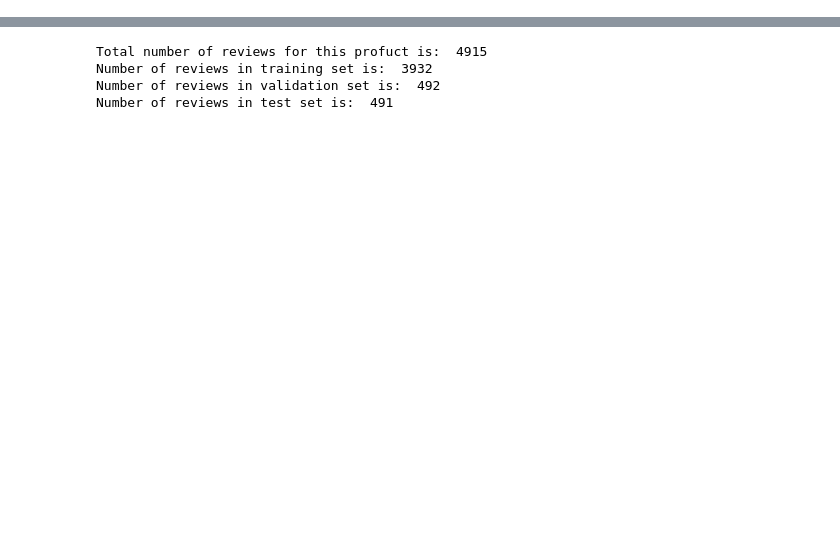
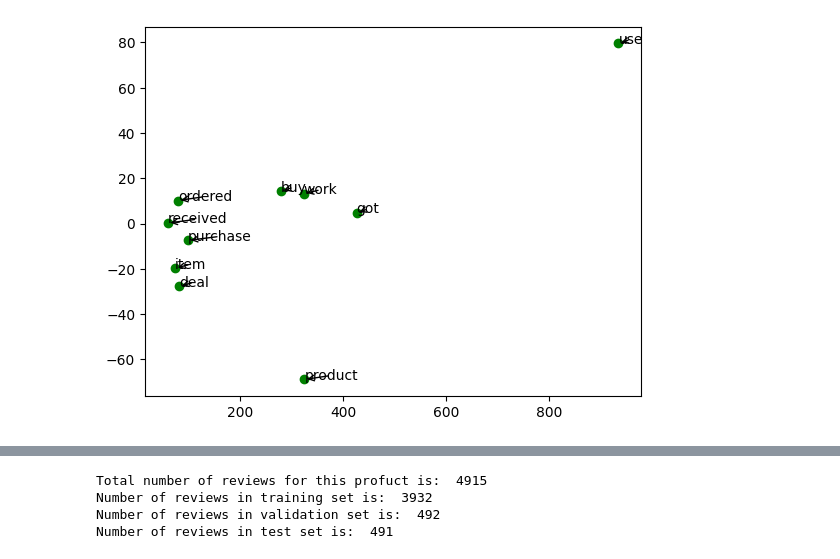
Before and after one commit to kaushikilango/stevens-nlp, a Jupyter notebook: HW1/src.ipynb, the cells around one changed output, grey strips where cells are left out. Drawn from its saved outputs; the diff is of its cells as text; code cells hidden in the pictures; blank space fills up the shorter version.

```diff
--- a/HW1/src.ipynb
+++ b/HW1/src.ipynb
@@ -16,0 +86,5 @@ def get_vocab(corpus):
+# %%
+from sklearn.decomposition import TruncatedSVD
+def reduce_to_k_dim(M):
+    svd = TruncatedSVD(n_iter= 10, n_components=2, random_state=42)
+    return svd.fit_transform(M)
@@ -59,0 +105,2 @@ reviews['reviewText'] = reviews['reviewText'].apply(lambda x: x.translate(transf
+# %%
+M = reduce_to_k_dim(M)
@@ -59,0 +119,4 @@ reviews['reviewText'] = reviews['reviewText'].apply(lambda x: x.translate(transf
+# %%
+plot_embeddings(M,w2i,['purchase','buy','work','got','ordered','received','product','item','deal','use'])
+# %% [output]
+[figure, added]
```
Also changed, not shown: parts of 19 cells of this notebook.
